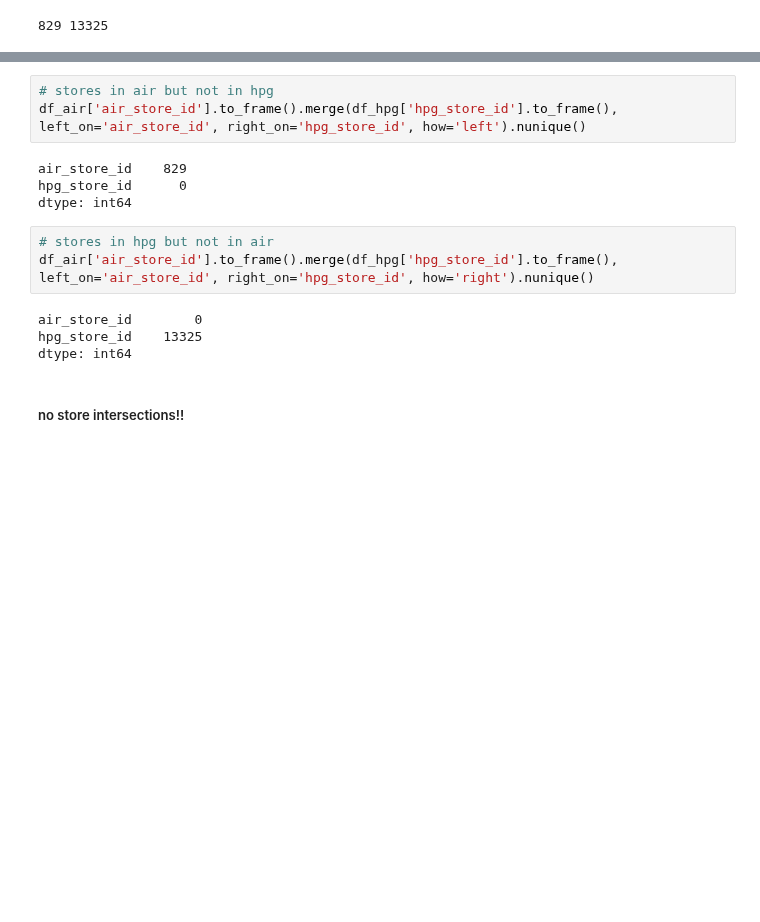
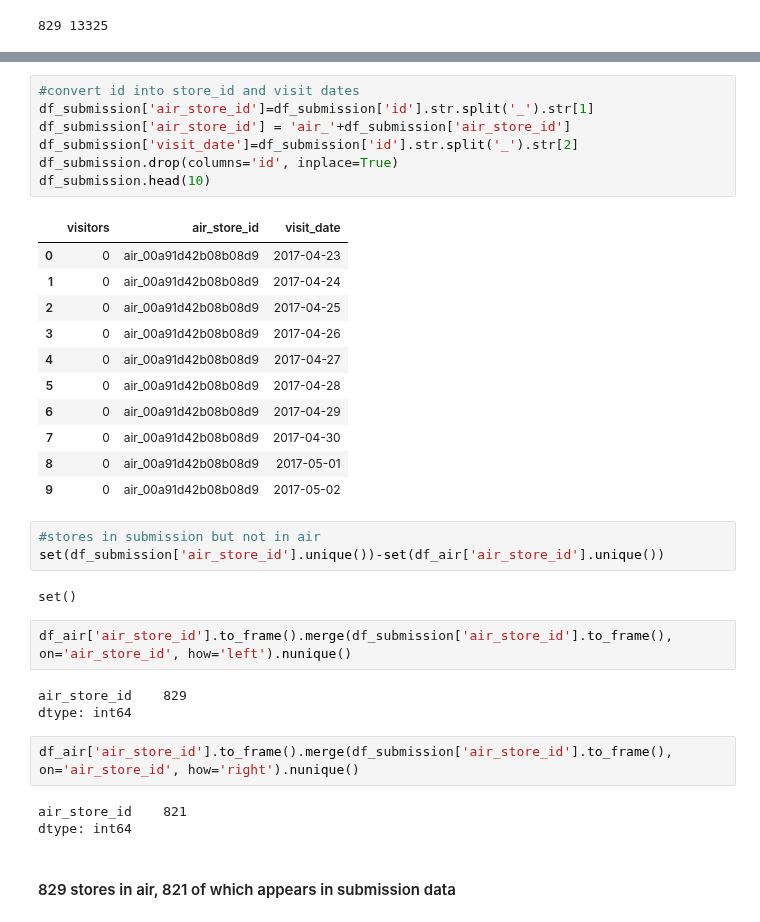
Before and after one commit to rockreid/RecruitRestaurantVisitorForecasting, a Jupyter notebook: Fei/restaurant_visit_air_hpg.ipynb, the cells around one changed output, grey strips where cells are left out. Saved outputs shown, nothing was run; the diff lists cells and outputs as text; blank space fills up the shorter version.

```diff
--- a/Fei/restaurant_visit_air_hpg.ipynb
+++ b/Fei/restaurant_visit_air_hpg.ipynb
@@ -103,16 +176,36 @@ print(df_air['air_store_id'].nunique(), df_hpg['hpg_store_id'].nunique())
+# %%
+#convert id into store_id and visit dates
+df_submission['air_store_id']=df_submission['id'].str.split('_').str[1]
+df_submission['air_store_id'] = 'air_'+df_submission['air_store_id']
+df_submission['visit_date']=df_submission['id'].str.split('_').str[2]
+df_submission.drop(columns='id', inplace=True)
+df_submission.head(10)
+# %% [output]
+|  | visitors | air_store_id | visit_date |
+| 0 | 0 | air_00a91d42b08b08d9 | 2017-04-23 |
+| 1 | 0 | air_00a91d42b08b08d9 | 2017-04-24 |
+| 2 | 0 | air_00a91d42b08b08d9 | 2017-04-25 |
+| 3 | 0 | air_00a91d42b08b08d9 | 2017-04-26 |
+| 4 | 0 | air_00a91d42b08b08d9 | 2017-04-27 |
+| 5 | 0 | air_00a91d42b08b08d9 | 2017-04-28 |
+| 6 | 0 | air_00a91d42b08b08d9 | 2017-04-29 |
+| 7 | 0 | air_00a91d42b08b08d9 | 2017-04-30 |
+| 8 | 0 | air_00a91d42b08b08d9 | 2017-05-01 |
+| 9 | 0 | air_00a91d42b08b08d9 | 2017-05-02 |
+# %%
+#stores in submission but not in air
+set(df_submission['air_store_id'].unique())-set(df_air['air_store_id'].unique())
+# %% [output]
+set()
 # %%
-# stores in air but not in hpg
-df_air['air_store_id'].to_frame().merge(df_hpg['hpg_store_id'].to_frame(), left_on='air_store_id', right_on='hpg_store_id', how='left').nunique()
+df_air['air_store_id'].to_frame().merge(df_submission['air_store_id'].to_frame(), on='air_store_id', how='left').nunique()
 # %% [output]
 air_store_id    829
-hpg_store_id      0
 dtype: int64
 # %%
-# stores in hpg but not in air
-df_air['air_store_id'].to_frame().merge(df_hpg['hpg_store_id'].to_frame(), left_on='air_store_id', right_on='hpg_store_id', how='right').nunique()
+df_air['air_store_id'].to_frame().merge(df_submission['air_store_id'].to_frame(), on='air_store_id', how='right').nunique()
 # %% [output]
-air_store_id        0
-hpg_store_id    13325
+air_store_id    821
 dtype: int64
-# %% [markdown]
-##### no store intersections!!
+# %% [markdown]
+#### 829 stores in air, 821 of which appears in submission data
```
Also changed, not shown: parts of 18 cells of this notebook.
